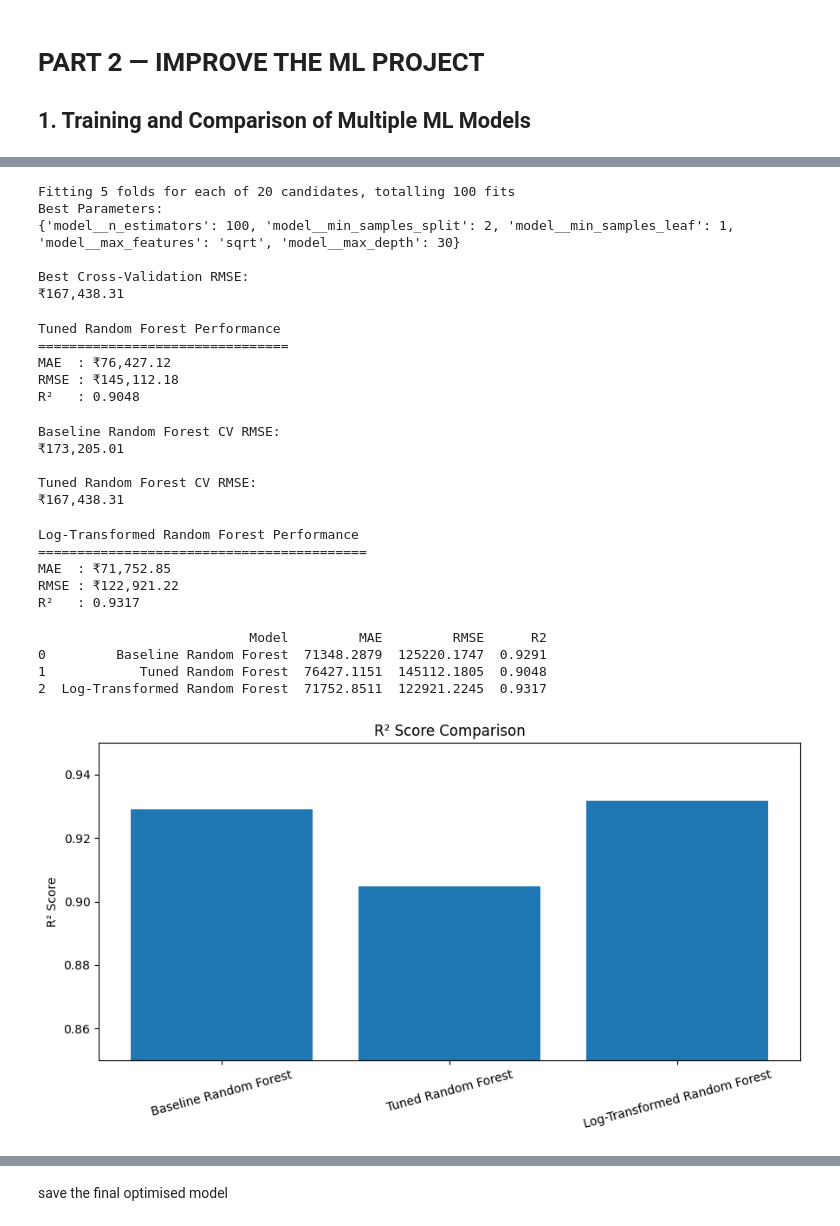
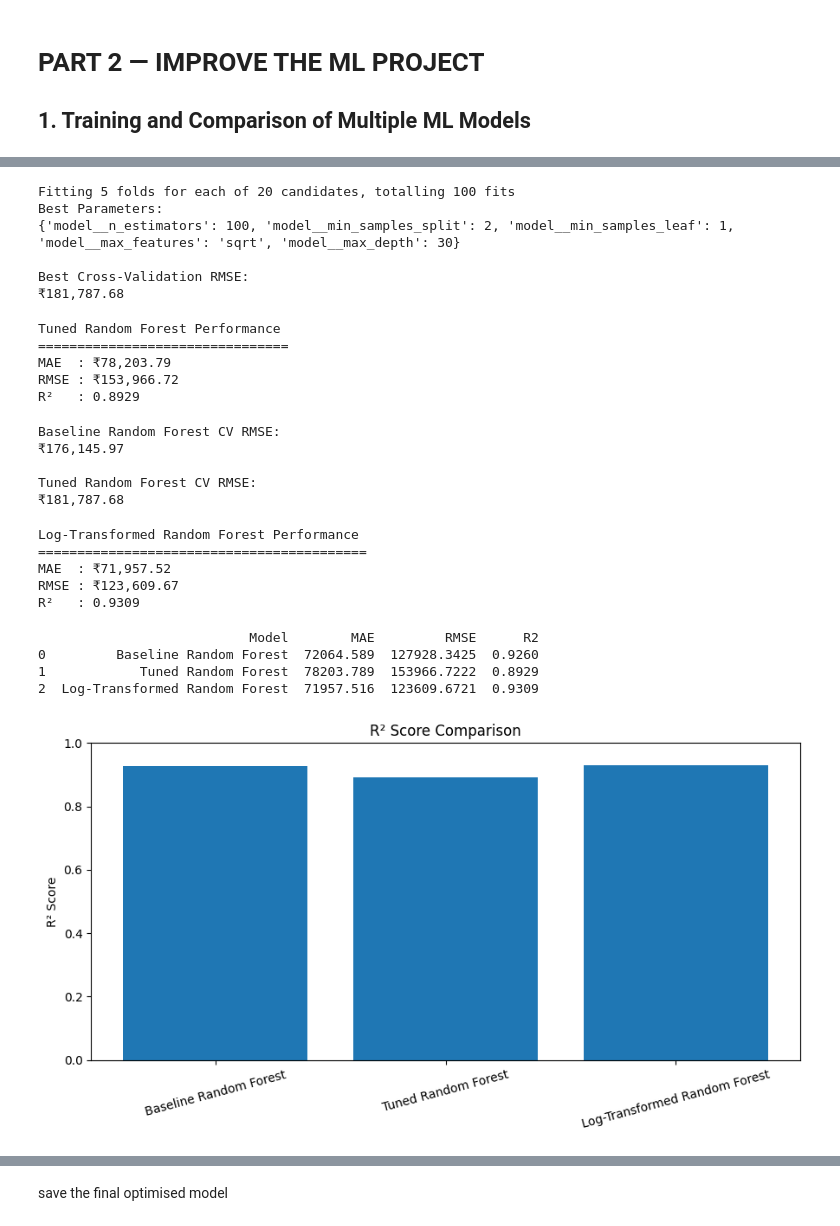
Before and after one commit to sugunasri09/24EU01064_Machine-Learning, a Jupyter notebook: Used_Car_Price_Prediction.ipynb, the cells around one changed output, grey strips where cells are left out. Drawn from its saved outputs; the diff is of its cells as text; code cells hidden in the pictures.

```diff
--- a/Used_Car_Price_Prediction.ipynb
+++ b/Used_Car_Price_Prediction.ipynb
@@ -319,6 +319,14 @@ df['torque_value'] = (
     .astype(float)
 )
 
+kgm_mask = df['torque'].str.contains(
+    r'kgm|kg-m',
+    case=False,
+    na=False
+)
+
+df.loc[kgm_mask, 'torque_value'] *= 9.80665
+
 df[['mileage_value',
     'engine_value',
     'max_power_value',
@@ -359,7 +367,6 @@ Name: count, dtype: int64
 # %%
 model_df = df[
     [
-        'year',
         'car_age',
         'km_driven',
         'fuel',
@@ -427,7 +434,6 @@ categorical_features = [
 ]
 
 numerical_features = [
-    'year',
     'car_age',
     'km_driven',
     'mileage_value',
@@ -842,7 +848,7 @@ Best Parameters:
 {'model__n_estimators': 100, 'model__min_samples_split': 2, 'model__min_samples_leaf': 1, 'model__max_features': 'sqrt', 'model__max_depth': 30}
 
 Best Cross-Validation RMSE:
-₹167,438.31
+₹181,787.68
 # %%
 # ==========================================
 # EVALUATE TUNED RANDOM FOREST
@@ -867,9 +873,9 @@ print(f"R²   : {tuned_r2:.4f}")
 # %% [output]
 Tuned Random Forest Performance
 ================================
-MAE  : ₹76,427.12
-RMSE : ₹145,112.18
-R²   : 0.9048
+MAE  : ₹78,203.79
+RMSE : ₹153,966.72
+R²   : 0.8929
 # %%
 from sklearn.model_selection import cross_val_score
 
@@ -890,10 +896,10 @@ print("\nTuned Random Forest CV RMSE:")
 print(f"₹{-random_search.best_score_:,.2f}")
 # %% [output]
 Baseline Random Forest CV RMSE:
-₹173,205.01
+₹176,145.97
 
 Tuned Random Forest CV RMSE:
-₹167,438.31
+₹181,787.68
 # %%
 # ==========================================
 # PART 2 - LOG TRANSFORMED RANDOM FOREST
@@ -940,9 +946,9 @@ print(f"R²   : {log_rf_r2:.4f}")
 # %% [output]
 Log-Transformed Random Forest Performance
 ==========================================
-MAE  : ₹71,752.85
-RMSE : ₹122,921.22
-R²   : 0.9317
+MAE  : ₹71,957.52
+RMSE : ₹123,609.67
+R²   : 0.9309
 # %%
 # ==========================================
 # MODEL PERFORMANCE COMPARISON
@@ -979,28 +985,28 @@ comparison_df = pd.DataFrame({
 
 print(comparison_df.round(4))
 # %% [output]
-                           Model         MAE         RMSE      R2
-0         Baseline Random Forest  71348.2879  125220.1747  0.9291
-1            Tuned Random Forest  76427.1151  145112.1805  0.9048
-2  Log-Transformed Random Forest  71752.8511  122921.2245  0.9317
+                           Model        MAE         RMSE      R2
+0         Baseline Random Forest  72064.589  127928.3425  0.9260
+1            Tuned Random Forest  78203.789  153966.7222  0.8929
+2  Log-Transformed Random Forest  71957.516  123609.6721  0.9309
 # %%
 # ==========================================
 # PERFORMANCE COMPARISON VISUALIZATION
 # ==========================================
 
 import matplotlib.pyplot as plt
 
 # R² Comparison
 plt.figure(figsize=(9, 5))
 plt.bar(comparison_df['Model'], comparison_df['R2'])
 plt.ylabel('R² Score')
 plt.title('R² Score Comparison')
 plt.xticks(rotation=15)
-plt.ylim(0.85, 0.95)
+plt.ylim(0,1)
 plt.tight_layout()
 plt.show()
 # %% [output]
-[figure, old version]
+[figure, new version]
 # %%
 # MAE and RMSE Comparison
 
```
Also changed, not shown: parts of 19 cells of this notebook.
